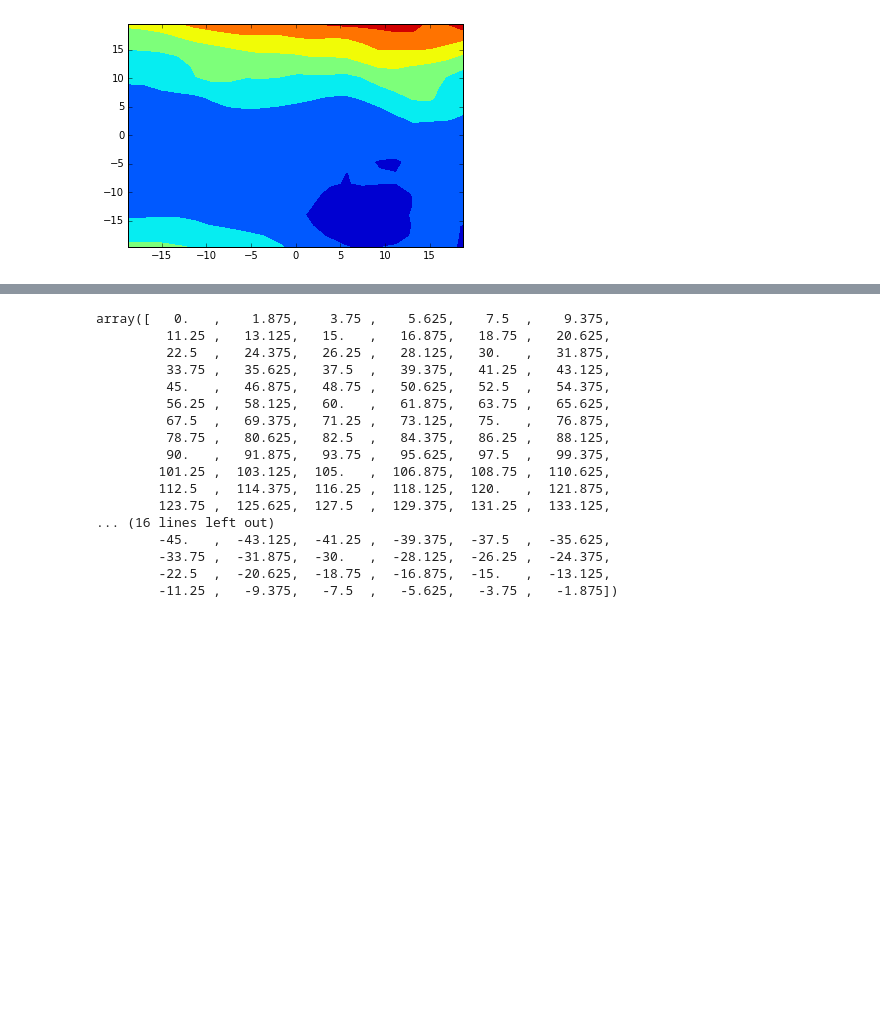
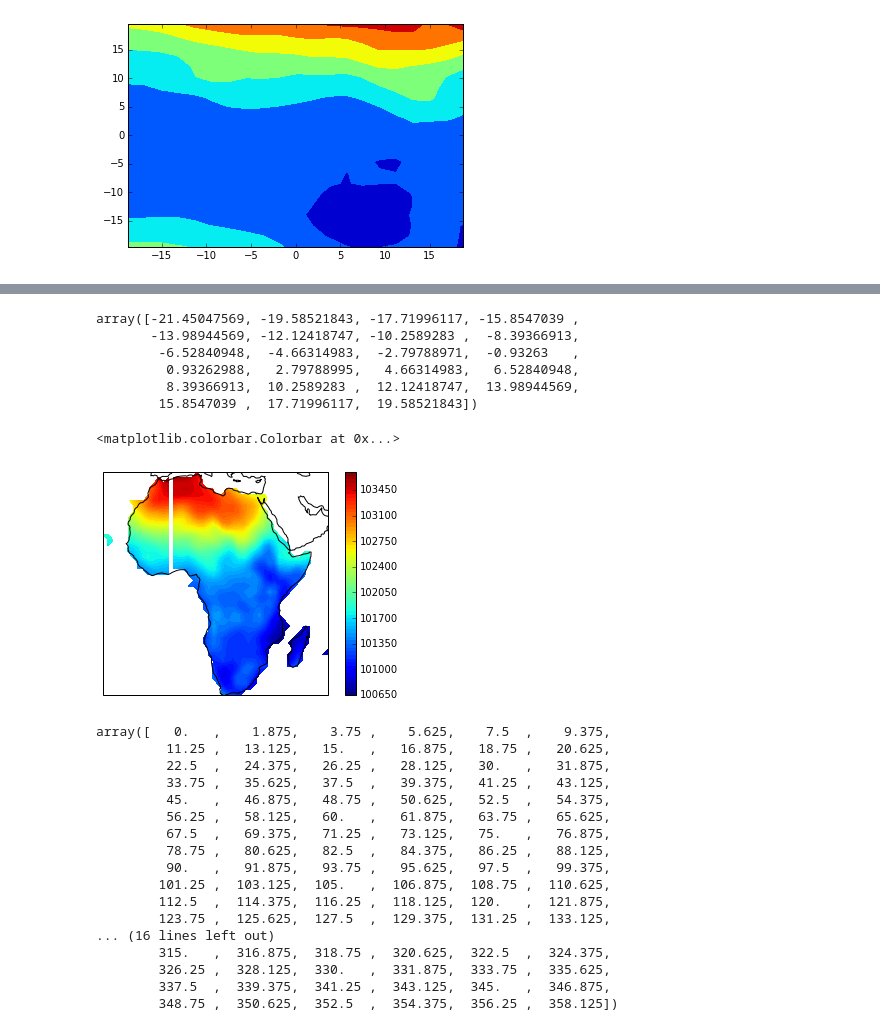
Before and after one commit to bird-house/flyingpigeon, a Jupyter notebook: notebooks/cdo_ocgis.ipynb, the cells around one changed output, grey strips where cells are left out. Cells and saved outputs as stored; diff of their text form; code cells hidden in the pictures; blank space fills up the shorter version.

Commit message:
spatial wrapping for polygons

```diff
--- a/notebooks/cdo_ocgis.ipynb
+++ b/notebooks/cdo_ocgis.ipynb
@@ -111,0 +98,9 @@ cs = plt.contourf(lons, lats, psl[0,:,:])
+# %%
+lat[:]
+# %% [output]
+array([-21.45047569, -19.58521843, -17.71996117, -15.8547039 ,
+       -13.98944569, -12.12418747, -10.2589283 ,  -8.39366913,
+        -6.52840948,  -4.66314983,  -2.79788971,  -0.93263   ,
+         0.93262988,   2.79788995,   4.66314983,   6.52840948,
+         8.39366913,  10.2589283 ,  12.12418747,  13.98944569,
+        15.8547039 ,  17.71996117,  19.58521843])
@@ -112,3 +109,24 @@ cs = plt.contourf(lons, lats, psl[0,:,:])
+# %%
+europe = sb.clipping(resource=resources, historical_concatination=True,
+            prefix='test_europe', spatial_wrapping='wrap', polygons='Africa', dir_output=HOME+'/data/tests/')
+# %%
+var = get_variable(europe[0])
+#print 'variable name: %s' % var
+ds = Dataset(europe[0])
+psl = ds.variables[var]
+lat = ds.variables['lat']
+lon = ds.variables['lon']
+# %%
+lons, lats = meshgrid(lon, lat)
+
+# plot first time stepp:
+ax = plt.axes(projection=ccrs.Robinson(central_longitude=0))
+ax.coastlines()
+cs = plt.contourf(lons, lats, psl[0,:,:], 60, transform=ccrs.PlateCarree(), interpolation='nearest')
+plt.colorbar()
+# %% [output]
+<matplotlib.colorbar.Colorbar at 0x...>
+[figure, added]
 # %%
 lon[:]
 # %% [output]
@@ -125,7 +143,7 @@ array([   0.   ,    1.875,    3.75 ,    5.625,    7.5  ,    9.375,
         112.5  ,  114.375,  116.25 ,  118.125,  120.   ,  121.875,
         123.75 ,  125.625,  127.5  ,  129.375,  131.25 ,  133.125,
 ... (16 lines left out)
-        -45.   ,  -43.125,  -41.25 ,  -39.375,  -37.5  ,  -35.625,
-        -33.75 ,  -31.875,  -30.   ,  -28.125,  -26.25 ,  -24.375,
-        -22.5  ,  -20.625,  -18.75 ,  -16.875,  -15.   ,  -13.125,
-        -11.25 ,   -9.375,   -7.5  ,   -5.625,   -3.75 ,   -1.875])
+        315.   ,  316.875,  318.75 ,  320.625,  322.5  ,  324.375,
+        326.25 ,  328.125,  330.   ,  331.875,  333.75 ,  335.625,
+        337.5  ,  339.375,  341.25 ,  343.125,  345.   ,  346.875,
+        348.75 ,  350.625,  352.5  ,  354.375,  356.25 ,  358.125])
```
Also changed, not shown: parts of 5 cells of this notebook.
